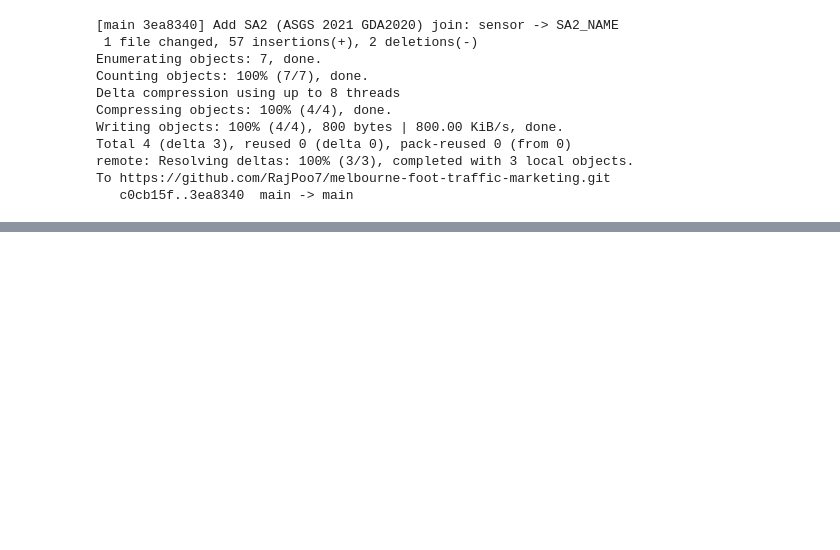
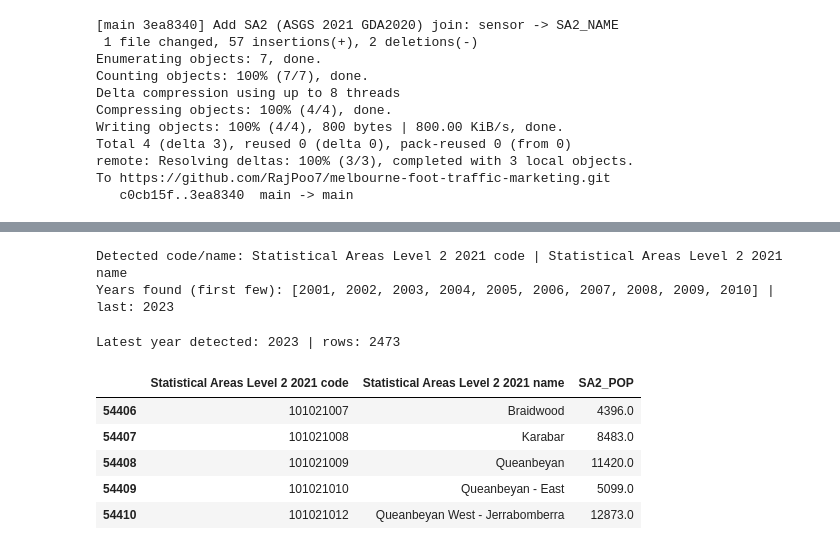
Before and after one commit to RajPoo7/melbourne-foot-traffic-marketing, a Jupyter notebook: notebooks/02_clean_join_geo.ipynb, the cells around one changed output, grey strips where cells are left out. Saved outputs shown, nothing was run; the diff lists cells and outputs as text; code cells hidden in the pictures; blank space fills up the shorter version.

```diff
--- a/notebooks/02_clean_join_geo.ipynb
+++ b/notebooks/02_clean_join_geo.ipynb
@@ -524,0 +1422,72 @@ To https://github.com/RajPoo7/melbourne-foot-traffic-marketing.git
+# %%
+# Make an UPPERCASE lookup so we can match case-insensitively but still get the real column back
+upper = {c.upper(): c for c in erp.columns}
+
+# 2a) Find the SA2 code & name columns
+code_candidates = [upper[k] for k in upper if re.search(r'(SA2|STATISTICAL AREAS LEVEL 2).*CODE', k, re.I)]
+name_candidates = [upper[k] for k in upper if re.search(r'(SA2|STATISTICAL AREAS LEVEL 2).*NAME', k, re.I)]
+
+code_col = code_candidates[0] if code_candidates else None
+name_col = name_candidates[0] if name_candidates else None
+
+assert code_col and name_col, (
+    "Could not find SA2 code/name columns.\n"
+    f"Saw (first 12): {list(erp.columns)[:12]}"
+)
+
+print("Detected code/name:", code_col, "|", name_col)
+
+# 2b) Find ALL year columns like '2001 Estimated resident population (no.)'
+year_cols = []   # list of (col_name, year_int)
+
+for c in erp.columns:
+    m = re.match(r'^\s*(20\d{2})\b.*ESTIMATED\s+RESIDENT\s+POPULATION', c, flags=re.I)
+    if m:
+        year_cols.append((c, int(m.group(1))))
+
+# Fallback (rare): if those didn't match, try columns that simply start with a year
+if not year_cols:
+    for c in erp.columns:
+        m = re.match(r'^\s*(20\d{2})\b', c)
+        if m:
+            year_cols.append((c, int(m.group(1))))
+
+assert year_cols, (
+    "Couldn't find any year population columns. "
+    "Look at erp.head() to see the actual headings."
+)
+
+years_found = sorted({y for _, y in year_cols})
+print("Years found (first few):", years_found[:10], "| last:", years_found[-1])
+# %% [output]
+Detected code/name: Statistical Areas Level 2 2021 code | Statistical Areas Level 2 2021 name
+Years found (first few): [2001, 2002, 2003, 2004, 2005, 2006, 2007, 2008, 2009, 2010] | last: 2023
+# %%
+# Melt to tidy (long) with columns: code, name, year, SA2_POP
+id_vars = [code_col, name_col]
+value_vars = [c for c, _ in year_cols]
+
+tidy = erp.melt(id_vars=id_vars, value_vars=value_vars,
+                var_name="source_col", value_name="SA2_POP")
+
+# Extract the year from the column header
+tidy["year"] = tidy["source_col"].str.extract(r'(20\d{2})').astype(int)
+
+latest_year = tidy["year"].max()
+erp_latest = tidy.loc[tidy["year"] == latest_year, [code_col, name_col, "SA2_POP"]].copy()
+
+# Clean up types/whitespace
+erp_latest[code_col] = erp_latest[code_col].astype(str).str.strip()
+erp_latest[name_col] = erp_latest[name_col].astype(str).str.strip()
+erp_latest["SA2_POP"] = pd.to_numeric(erp_latest["SA2_POP"], errors="coerce")
+
+print("Latest year detected:", latest_year, "| rows:", len(erp_latest))
+erp_latest.head()
+# %% [output]
+Latest year detected: 2023 | rows: 2473
+|  | Statistical Areas Level 2 2021 code | Statistical Areas Level 2 2021 name | SA2_POP |
+| 54406 | 101021007 | Braidwood | 4396.0 |
+| 54407 | 101021008 | Karabar | 8483.0 |
+| 54408 | 101021009 | Queanbeyan | 11420.0 |
+| 54409 | 101021010 | Queanbeyan - East | 5099.0 |
+| 54410 | 101021012 | Queanbeyan West - Jerrabomberra | 12873.0 |
```
Also changed, not shown: parts of 26 cells of this notebook.
